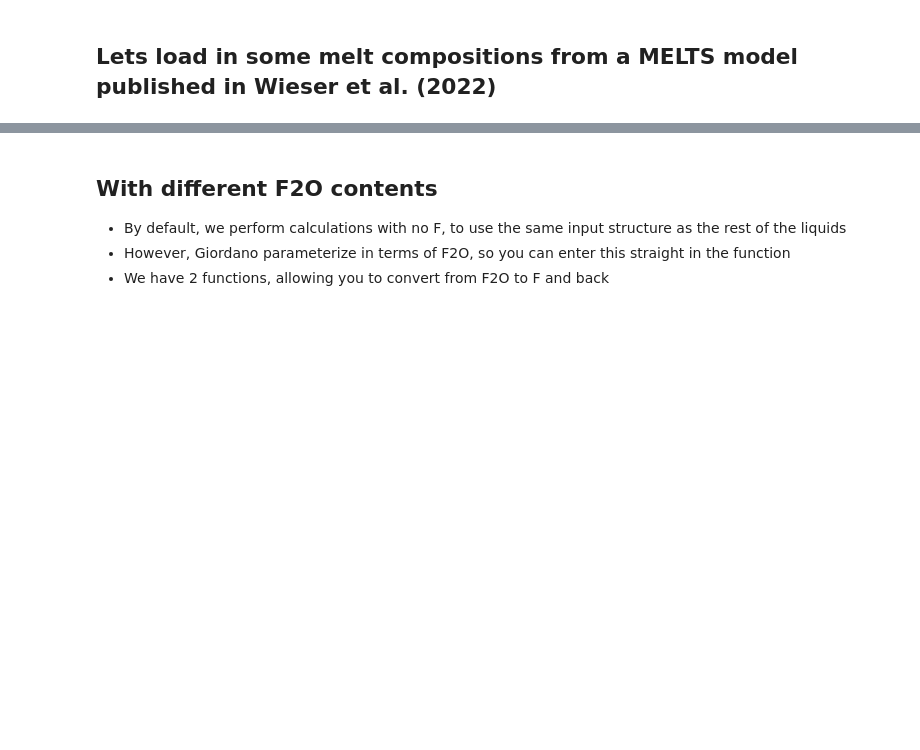
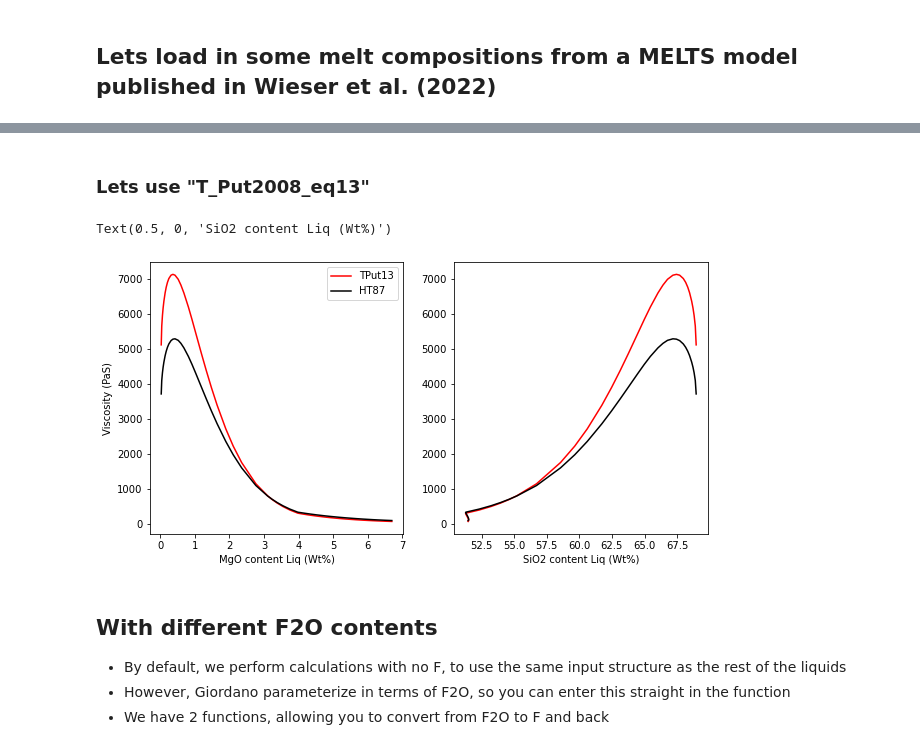
Before and after one commit to PennyWieser/Thermobar, a Jupyter notebook: docs/Examples/Other_features/Calculating_Viscosity.ipynb, the cells around one changed output, grey strips where cells are left out. Drawn from its saved outputs; the diff is of its cells as text; code cells hidden in the pictures; blank space fills up the shorter version.

```diff
--- a/docs/Examples/Other_features/Calculating_Viscosity.ipynb
+++ b/docs/Examples/Other_features/Calculating_Viscosity.ipynb
@@ -33,3 +73,24 @@ Text(0.5, 0, 'MgO content Liq')
+# %% [markdown]
+### Lets use "T_Put2008_eq13"
+# %%
+CalcT_eq13=pt.calculate_liq_only_temp(liq_comps=Liqs2, equationT="T_Put2008_eq13")
+Calc_Puteq13=pt.calculate_viscosity_giordano_2008(liq_comps=Liqs2,
+                                                  T=CalcT_eq13)
+# %%
+fig, (ax1, ax2) = plt.subplots(1, 2, figsize=(10,5))
+ax1.plot(Calc_Puteq13['MgO_Liq'], Calc_Puteq13['n_melt'], '-r', label='TPut13')
+ax2.plot(Calc_Puteq13['SiO2_Liq'], Calc_Puteq13['n_melt'], '-r')
+
+
+ax1.plot(Calc_ExcelT['MgO_Liq'], Calc_ExcelT['n_melt'], '-k', label='HT87')
+ax2.plot(Calc_ExcelT['SiO2_Liq'], Calc_ExcelT['n_melt'], '-k')
+ax1.legend()
+ax1.set_ylabel('Viscosity (PaS)')
+ax1.set_xlabel('MgO content Liq (Wt%)')
+ax2.set_xlabel('SiO2 content Liq (Wt%)')
+# %% [output]
+Text(0.5, 0, 'SiO2 content Liq (Wt%)')
+[figure, added]
 # %% [markdown]
 ## With different F2O contents
 - By default, we perform calculations with no F, to use the same input structure as the rest of the liquids
```
Also changed, not shown: parts of 10 cells of this notebook, 2 other files.
